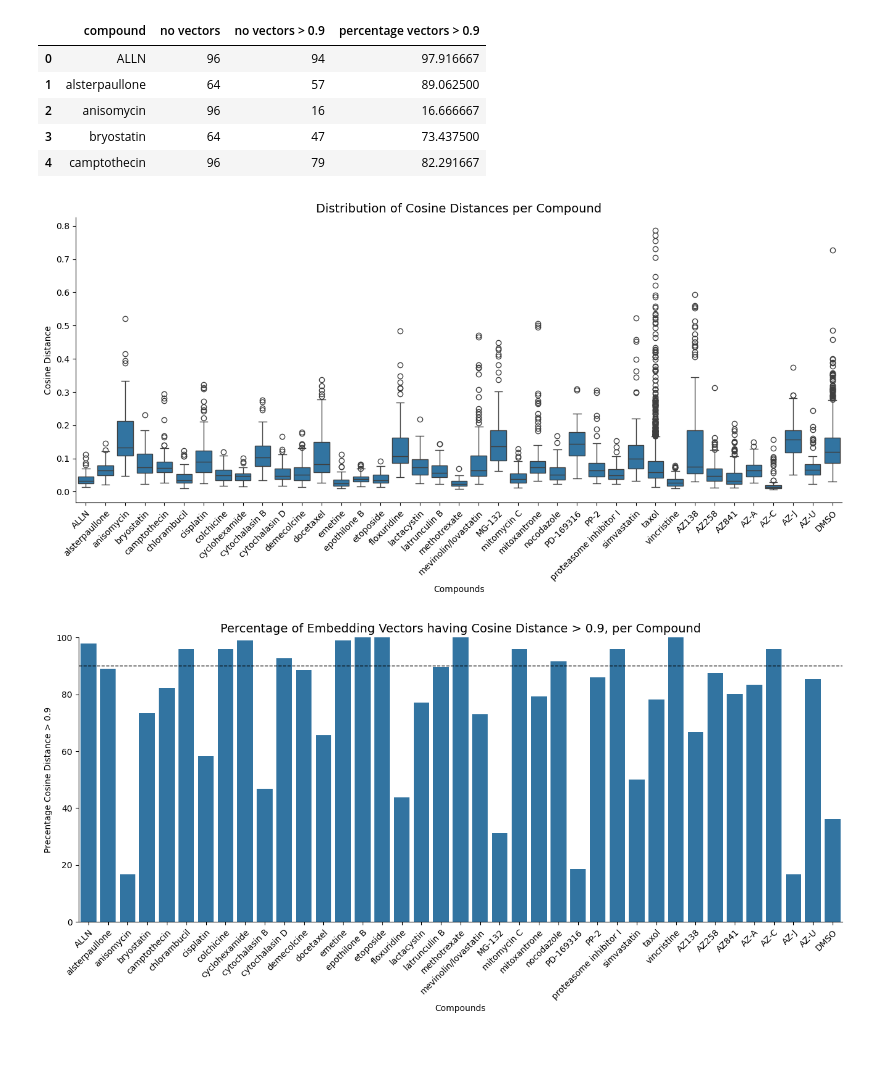
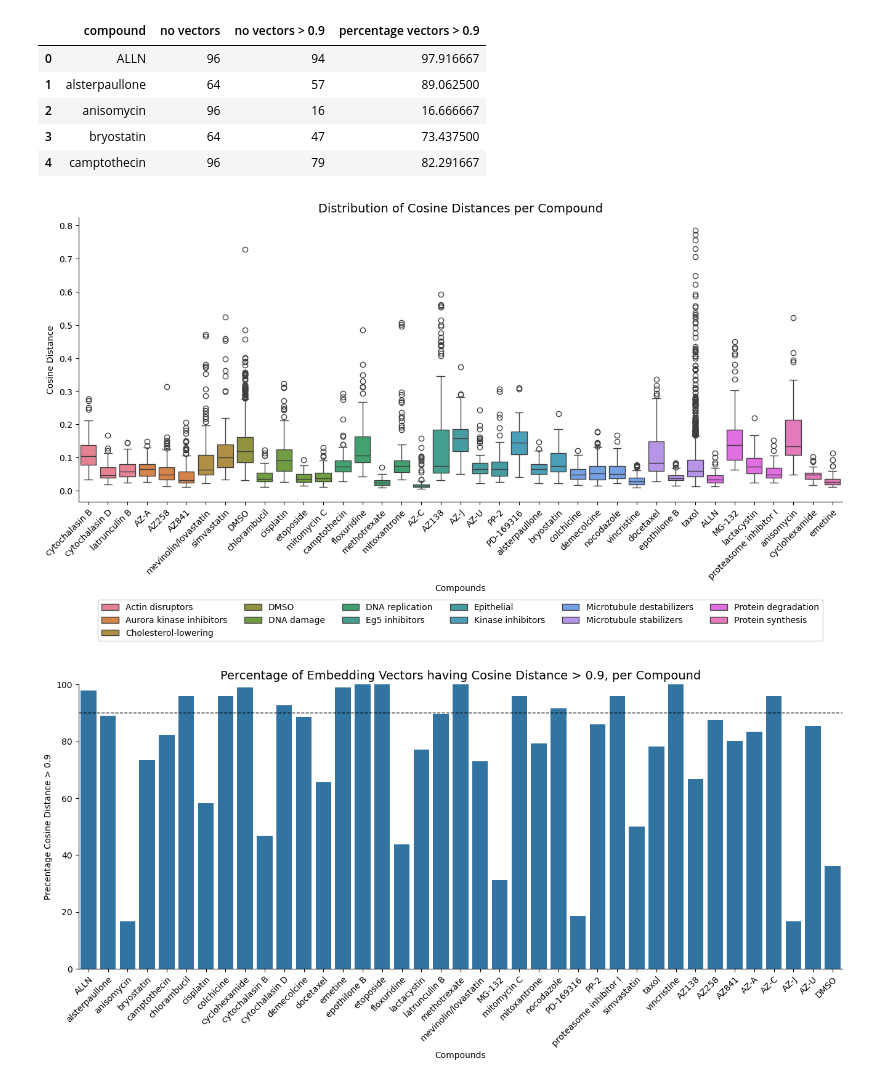
Before and after one commit to mattHG70/Cell2Structure, a Jupyter notebook: notebooks/Analyze_Embed_Vectors.ipynb, the cells around one changed output. Drawn from its saved outputs; the diff is of its cells as text; code cells hidden in the pictures; blank space fills up the shorter version.

Commit message:
add coloring by moa to to compound box plot

```diff
--- a/notebooks/Analyze_Embed_Vectors.ipynb
+++ b/notebooks/Analyze_Embed_Vectors.ipynb
@@ -52,6 +52,7 @@ compound_vec_stats = list()
 compound_vec_dists = list()
 for compound in df["Image_Metadata_Compound"].unique():
     df_compound = df[df["Image_Metadata_Compound"] == compound]
+    compound_moa = df_compound["Image_Metadata_MoA"].unique()[0]
 
     df_mean_vec = (
         df_compound.groupby(["Image_Metadata_Compound"])[vec_cols].mean().reset_index()
@@ -79,12 +80,14 @@ for compound in df["Image_Metadata_Compound"].unique():
 
     compound_histo = np.histogram(compound_dist)
     compound_dist_histos[compound] = compound_histo
-    compound_vec_dists.extend(list(zip([compound]*len(compound_dist), compound_dist)))
+    compound_vec_dists.extend(list(zip([compound]*len(compound_dist), compound_dist, [compound_moa]*len(compound_dist))))
 
 df_compound_vec_dists = pd.DataFrame().from_records(
     data=compound_vec_dists,
-    columns=["compound", "distance"]
+    columns=["compound", "distance", "moa"]
 )
+df_compound_vec_dists = df_compound_vec_dists.sort_values(by=["moa", "compound"])
+
 df_compound_vec_stats = pd.DataFrame.from_records(
     data=compound_vec_stats,
     columns=["compound", "no vectors", "no vectors > 0.9", "percentage vectors > 0.9"],
@@ -104,17 +107,18 @@ df_compound_vec_stats.head()
 # %%
 fig, ax = plt.subplots(figsize=(16, 6))
 
-sns.boxplot(data=df_compound_vec_dists, x="compound", y="distance", ax=ax)
+sns.boxplot(data=df_compound_vec_dists, x="compound", y="distance", hue="moa", ax=ax)
 ax.spines['top'].set_visible(False)
 ax.spines['right'].set_visible(False)
 ax.set_xlabel("Compounds")
 ax.set_ylabel("Cosine Distance")
 ax.set_title("Distribution of Cosine Distances per Compound", fontsize=14)
+ax.legend(loc='upper center', bbox_to_anchor=(0.5, -0.33), fancybox=True, shadow=False, ncol=6)
 plt.setp(ax.get_xticklabels(), rotation=45, ha="right", rotation_mode="anchor")
 
 plt.show()
 # %% [output]
-[figure, old version]
+[figure, new version]
 # %%
 fig, ax = plt.subplots(figsize=(16, 6))
 
```
